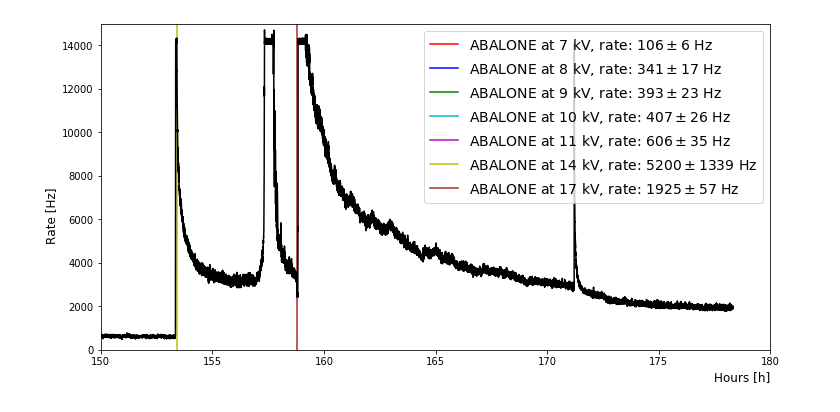
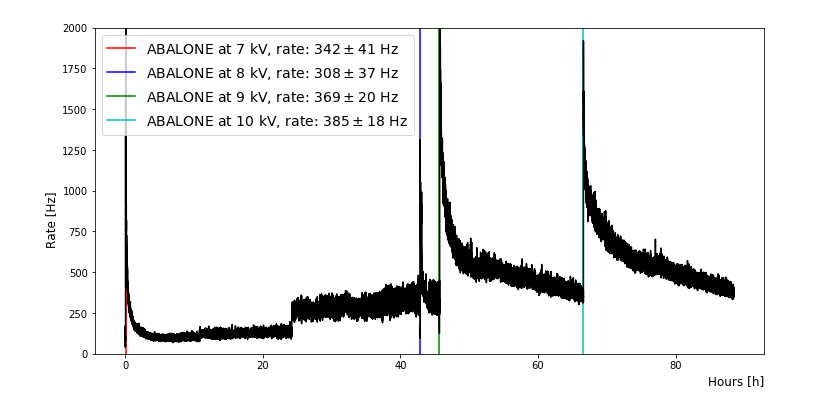
Before and after one commit to valerioda/abalone, a Jupyter notebook: abalone_rate.ipynb, the cells around one changed output. Drawn from its saved outputs; the diff is of its cells as text; code cells hidden in the pictures.

```diff
--- a/abalone_rate.ipynb
+++ b/abalone_rate.ipynb
@@ -140,6 +113,0 @@ avolts, means = plot_all_rate(file13,file14,file15,file16,file17,hours=(0,8,22,4
-# %%
-avolts, means = plot_all_rate(rate7a,rate8,rate9,rate10a,rate10b,rate11a,rate11b,rate14,rate17,
-                              hours=(0,15,17.7,86,131.25,153.4,158.8),avolts=(7,8,9,10,11,14,17),width=2,ylim=(0,15000),
-                             xlim=(150,180))
-# %% [output]
-[figure, removed]
@@ -146,3 +119,7 @@ avolts, means = plot_all_rate(rate7a,rate8,rate9,rate10a,rate10b,rate11a,rate11b
+# %%
+avolts, means = plot_all_rate(file7,file8,file9,file10,hours=(0.2,42.8,45.6,66.5),avolts = (7,8,9,10),ylim=(0,2000))
+# %% [output]
+[figure, added]
 # %%
 plt.figure(figsize=(12,6))
 plt.xlabel('ABALONE Voltage [kV]', ha='right',x=1,fontsize=12)
```
Also changed, not shown: parts of 4 cells of this notebook, 5 other files.
